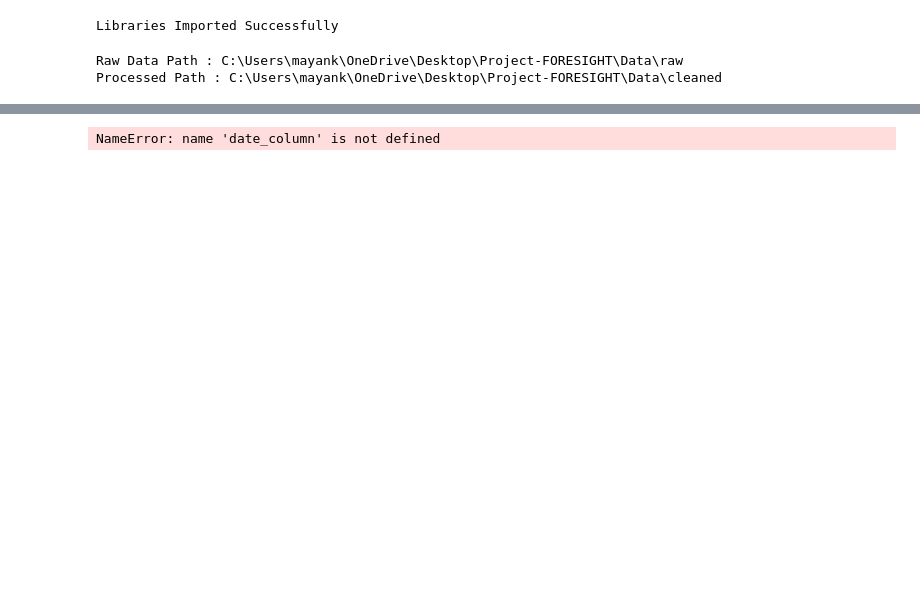
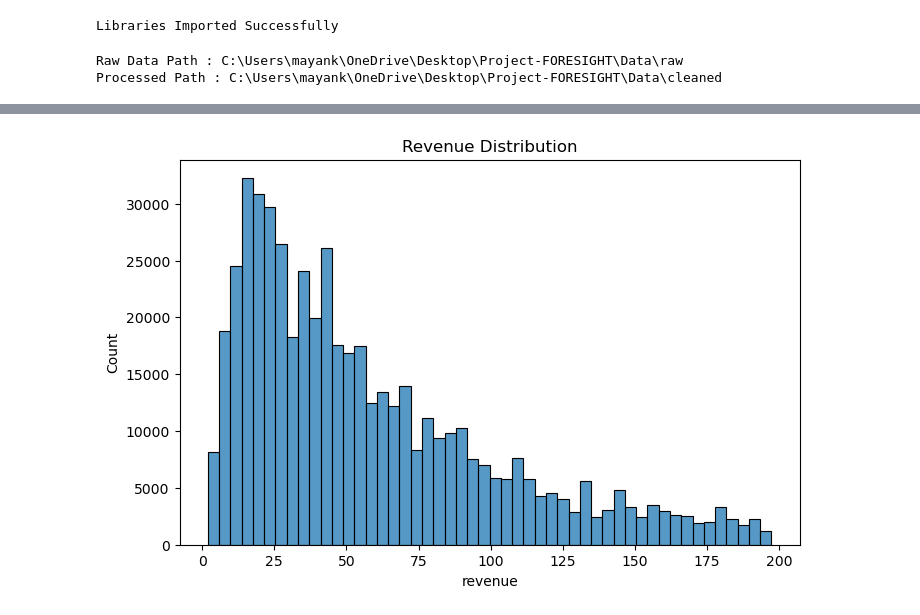
Before and after one commit to Mayankchauhan008/Project-FORESIGHT, a Jupyter notebook: notebooks/03_EDA.ipynb, the cells around one changed output, grey strips where cells are left out. Saved outputs shown, nothing was run; the diff lists cells and outputs as text; code cells hidden in the pictures; blank space fills up the shorter version.

Commit message:
Update notebooks and project pipeline

```diff
--- a/notebooks/03_EDA.ipynb
+++ b/notebooks/03_EDA.ipynb
@@ -34,7 +34,7 @@ Processed Path : C:\Users\mayank\OneDrive\Desktop\Project-FORESIGHT\Data\cleaned
 # ==========================================
 
 df = pd.read_csv(
-    DATA_PATH + "\\"+"final_dataset.csv"
+    PROCESSED_DATA_PATH + "\\"+"final_dataset.csv"
 )
 
 print(df.shape)
@@ -92,10 +157,10 @@ kpi
 # %%
 # Create Revenue
 
-if "price" in df.columns and "quantity" in df.columns:
+if "unit_price_x" in df.columns and "quantity" in df.columns:
 
     df["revenue"] = (
-        df["price"] *
+        df["unit_price_x"] *
         df["quantity"]
     )
 
@@ -138,47 +215,20 @@ plt.show()
 # %%
+IMAGE_PATH = r"C:\Users\mayank\OneDrive\Desktop\Project-FORESIGHT\images"
 plt.figure(figsize=(8,5))
 
 sns.histplot(df["revenue"], bins=50)
 
 plt.title(
     "Revenue Distribution"
 )
 
 plt.savefig(
-    IMAGE_PATH+"revenue_distribution.png"
+    IMAGE_PATH+ "\\"+"revenue_distribution.png"
 )
 
 plt.show()
+# %% [output]
+[figure, added]
-# %%
-if date_column:
-
-    sales_time = (
-        df
-        .groupby(date_column)
-        ["revenue"]
-        .sum()
-    )
-
-
-    plt.figure(figsize=(12,5))
-
-    sales_time.plot()
-
-    plt.title(
-        "Daily Revenue Trend"
-    )
-
-    plt.xlabel(
-        "Date"
-    )
-
-    plt.ylabel(
-        "Revenue"
-    )
-
-    plt.show()
-# %% [output]
-NameError: name 'date_column' is not defined
 # %%
 df["month"] = (
     df[date_column]
```
Also changed, not shown: parts of 24 cells of this notebook, 7 other files.
